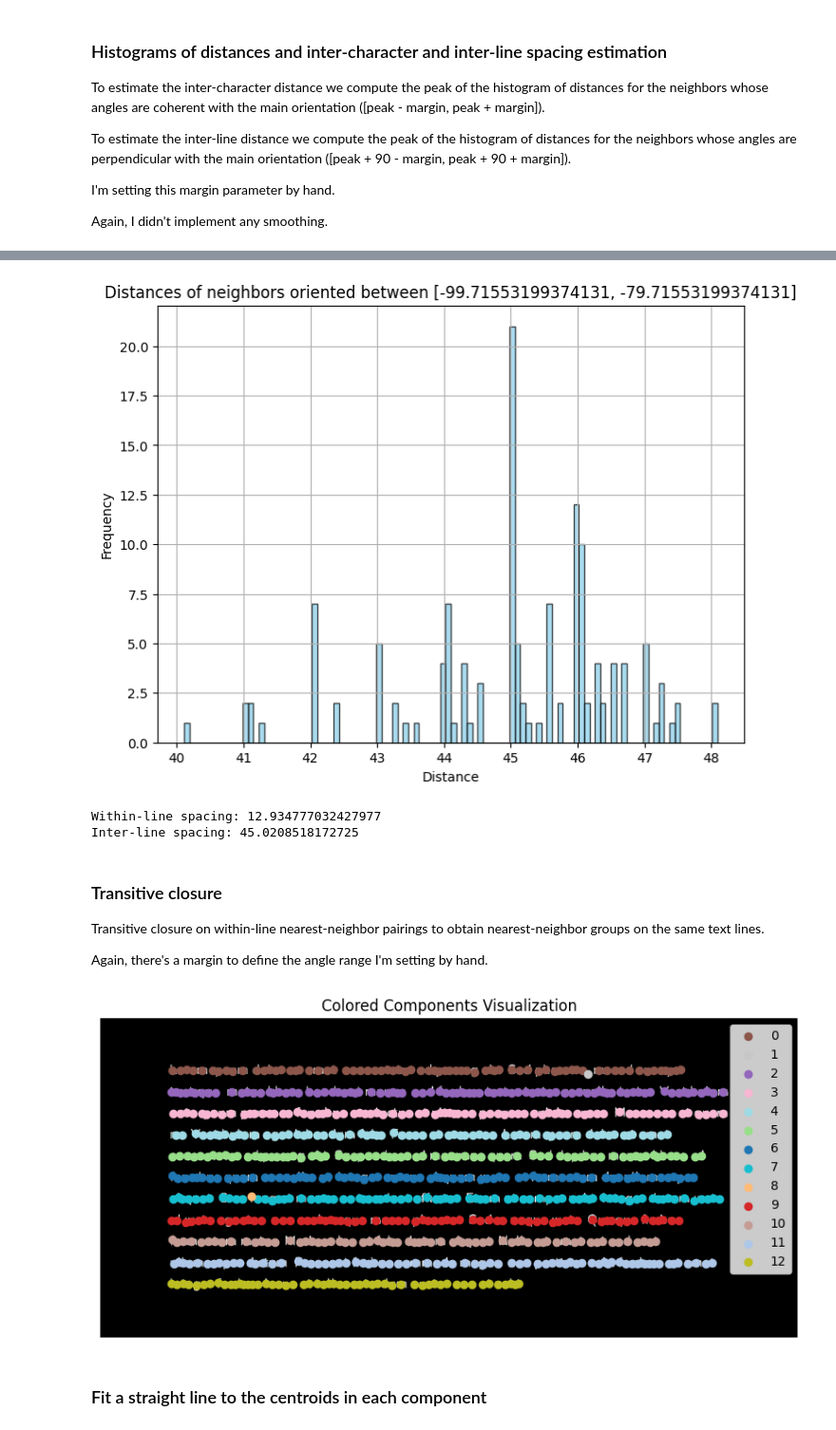
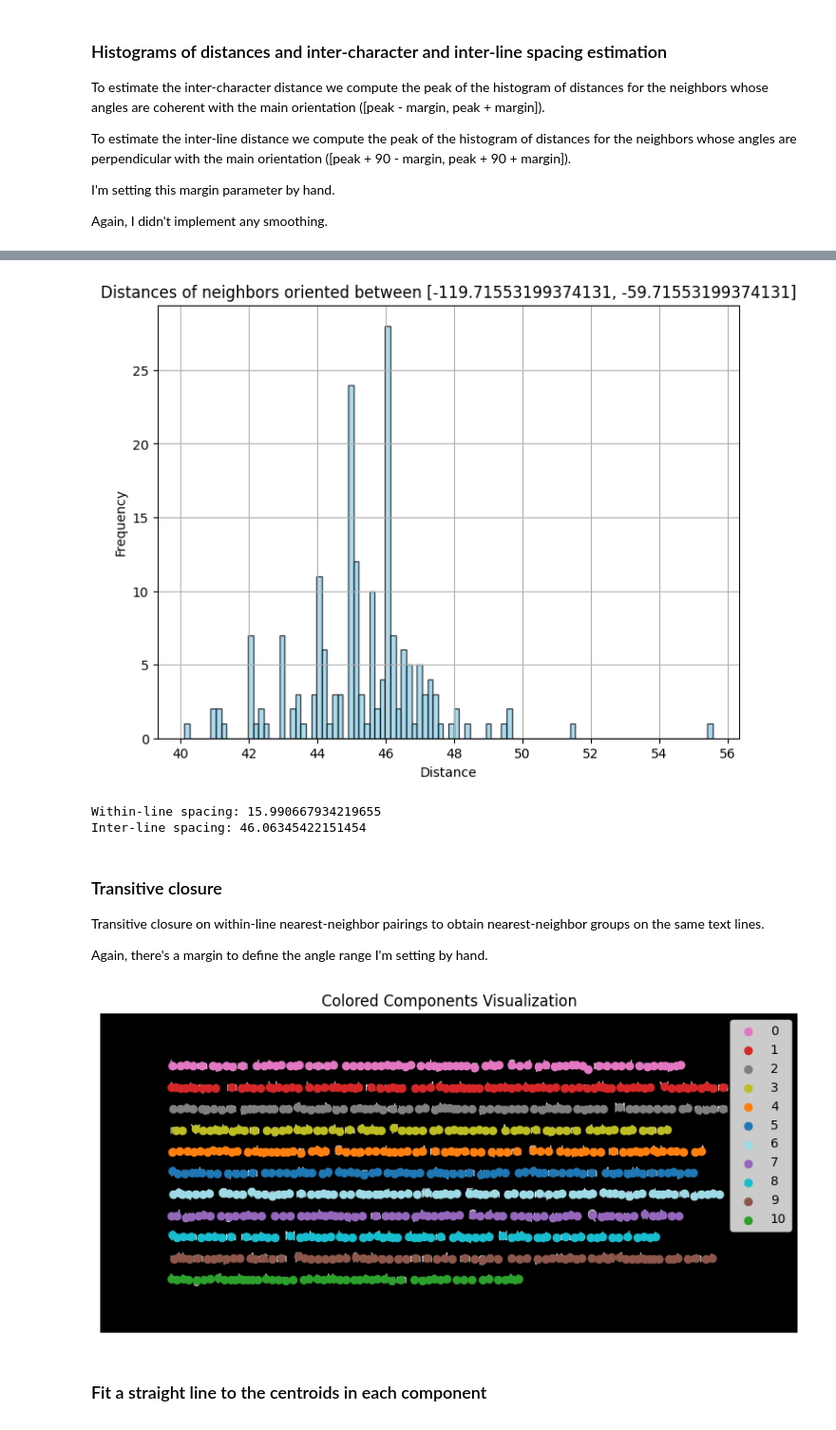
Before and after one commit to marinagardella/Docstrum-IPOL, a Jupyter notebook: main.ipynb, the cells around one changed output, grey strips where cells are left out. Shown: that part at 95% size. Saved outputs shown, nothing was run; the diff lists cells and outputs as text; code cells hidden in the pictures.

```diff
--- a/main.ipynb
+++ b/main.ipynb
@@ -364,7 +364,7 @@ histogram_of_filtered_distances(angles, distances, p, 10)
 # %%
-histogram_of_filtered_distances(angles, distances, p-90, 10)
+histogram_of_filtered_distances(angles, distances, p-90, 30)
 # %% [output]
-[figure, old version]
+[figure, new version]
 # %%
 def find_peak_within_angle(neighbor_distances, neighbor_angles, angle, margin):
     """
@@ -398,13 +398,13 @@ def find_peak_within_angle(neighbor_distances, neighbor_angles, angle, margin):
 
     return peak_dist
 # %%
-within_line_dist = find_peak_within_angle(distances, angles, p, 10)
+within_line_dist = find_peak_within_angle(distances, angles, p, 30)
 print(f'Within-line spacing: {within_line_dist}')
-inter_line_dist = find_peak_within_angle(distances, angles, p-90, 10)
+inter_line_dist = find_peak_within_angle(distances, angles, p-90, 30)
 print(f'Inter-line spacing: {inter_line_dist}')
 # %% [output]
-Within-line spacing: 12.934777032427977
-Inter-line spacing: 45.0208518172725
+Within-line spacing: 15.990667934219655
+Inter-line spacing: 46.06345422151454
 # %% [markdown]
 ### Transitive closure
 
@@ -457,29 +457,29 @@ def transitive_closure(neighbors, angles, angle_range):
 
     return equivalence_classes
 # %%
-components = transitive_closure(neighbors, angles, (p-10, p+10))
+components = transitive_closure(neighbors, angles, (p-30, p+30))
 
 # Visualize components
 plt.figure(figsize=(10, 10))
 plt.imshow(binary_image, cmap='gray')
 
 colors = [plt.cm.tab20(i / (len(components) - 1)) for i in range(len(components))]
 
 # Shuffle the colors to have more contrast in subsequent lines
 import random
 random.shuffle(colors)
 
 for i in range(len(components)):
     centroids_line = [centroids[k] for k in components[i]]
     x, y = zip(*centroids_line)
     plt.scatter(x, y, color=colors[i], label=f"{i}")
 
 plt.legend()
 plt.title("Colored Components Visualization")
 plt.axis("off")
 plt.show()
 # %% [output]
-[figure, old version]
+[figure, new version]
 # %% [markdown]
 ### Fit a straight line to the centroids in each component
 # %%
```
Also changed, not shown: parts of 16 cells of this notebook.
